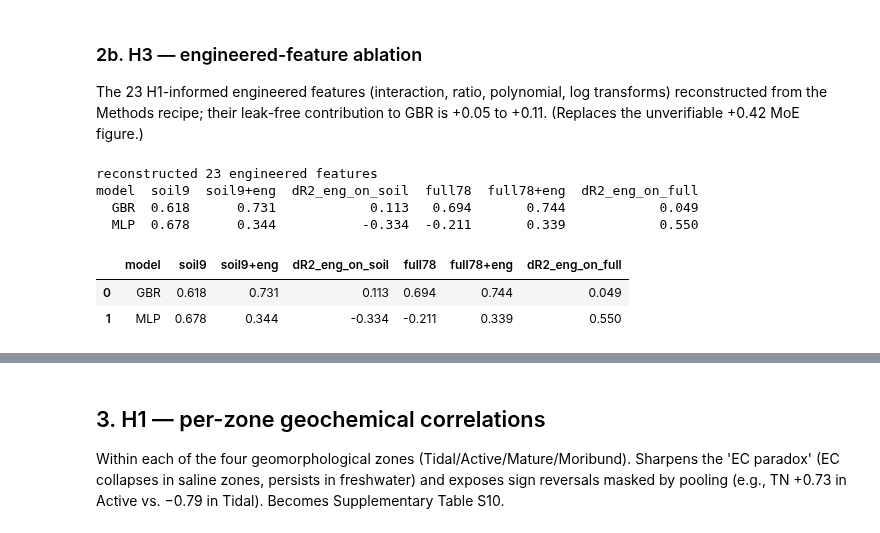
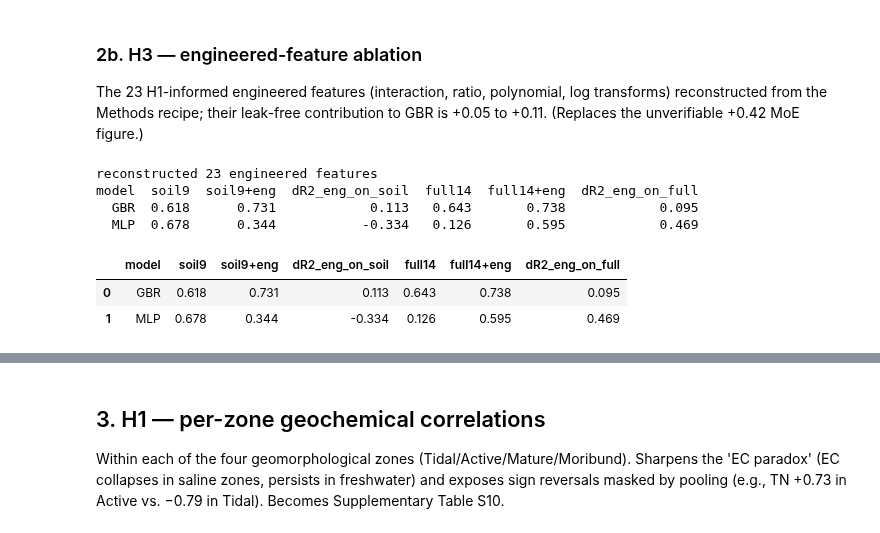
Before and after one commit to rakibhhridoy/ganges-delta-soc, a Jupyter notebook: notebooks/01_run_all.ipynb, the cells around one changed output, grey strips where cells are left out. Cells and saved outputs as stored; diff of their text form; code cells hidden in the pictures.

```diff
--- a/notebooks/01_run_all.ipynb
+++ b/notebooks/01_run_all.ipynb
@@ -628,7 +628,7 @@ eng["log_TN"]  = np.log1p(d["TN"])
 eng["log_Clay"]= np.log1p(d["Clay"])
 print(f"reconstructed {eng.shape[1]} engineered features")
 
-# full (78) feature matrix from preprocessed (minus OM), for the full-model test
+# full (14) feature matrix from preprocessed (minus OM; embeddings removed), for the full-model test
 feat = pd.read_csv(DATA / "features_preprocessed.csv")
 full = feat.drop(columns=[c for c in feat.columns if c.strip().upper() == "OM"]).reset_index(drop=True)
 
@@ -641,40 +641,40 @@ def pooled(make_model, X):
     return r2_score(y, preds)
 
 def gbr(): return make_pipeline(StandardScaler(), GradientBoostingRegressor(random_state=42))
 def mlp(): return make_pipeline(StandardScaler(),
             MLPRegressor(hidden_layer_sizes=(64, 32), max_iter=2000, early_stopping=True,
                          random_state=42))
 
 base_X      = base.values
 base_eng_X  = pd.concat([base, eng], axis=1).values
 full_X      = full.values
 full_eng_X  = np.hstack([full.values, eng.values])
 
 rows = []
 for name, mk in [("GBR", gbr), ("MLP", mlp)]:
     b   = pooled(mk, base_X)
     be  = pooled(mk, base_eng_X)
     f   = pooled(mk, full_X)
     fe  = pooled(mk, full_eng_X)
     rows.append({"model": name, "soil9": round(b,3), "soil9+eng": round(be,3),
                  "dR2_eng_on_soil": round(be-b,3),
-                 "full78": round(f,3), "full78+eng": round(fe,3),
+                 "full14": round(f,3), "full14+eng": round(fe,3),
                  "dR2_eng_on_full": round(fe-f,3)})
 
 res = pd.DataFrame(rows)
 res.to_csv(Path.cwd() / "engineered_ablation_results.csv", index=False)
 print(res.to_string(index=False))
 
 # --- display the result table inline ---
 pd.read_csv("engineered_ablation_results.csv")
 # %% [output]
 reconstructed 23 engineered features
-model  soil9  soil9+eng  dR2_eng_on_soil  full78  full78+eng  dR2_eng_on_full
-  GBR  0.618      0.731            0.113   0.694       0.744            0.049
-  MLP  0.678      0.344           -0.334  -0.211       0.339            0.550
+model  soil9  soil9+eng  dR2_eng_on_soil  full14  full14+eng  dR2_eng_on_full
+  GBR  0.618      0.731            0.113   0.643       0.738            0.095
+  MLP  0.678      0.344           -0.334   0.126       0.595            0.469
-|  | model | soil9 | soil9+eng | dR2_eng_on_soil | full78 | full78+eng | dR2_eng_on_full |
-| 0 | GBR | 0.618 | 0.731 | 0.113 | 0.694 | 0.744 | 0.049 |
-| 1 | MLP | 0.678 | 0.344 | -0.334 | -0.211 | 0.339 | 0.550 |
+|  | model | soil9 | soil9+eng | dR2_eng_on_soil | full14 | full14+eng | dR2_eng_on_full |
+| 0 | GBR | 0.618 | 0.731 | 0.113 | 0.643 | 0.738 | 0.095 |
+| 1 | MLP | 0.678 | 0.344 | -0.334 | 0.126 | 0.595 | 0.469 |
 # %%
 # Figure 4 — ML/DL prediction under leak-free CV.
 import importlib, make_fig4
```
Also changed, not shown: parts of 4 cells of this notebook, 21 other files.
